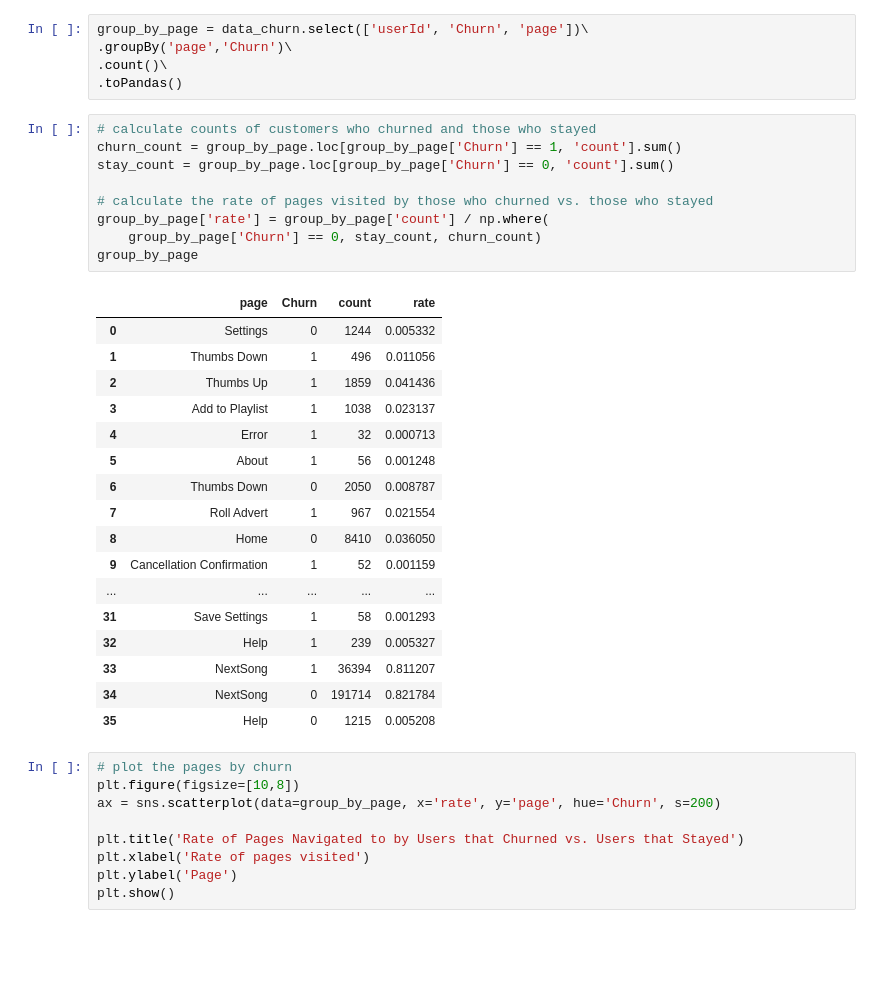
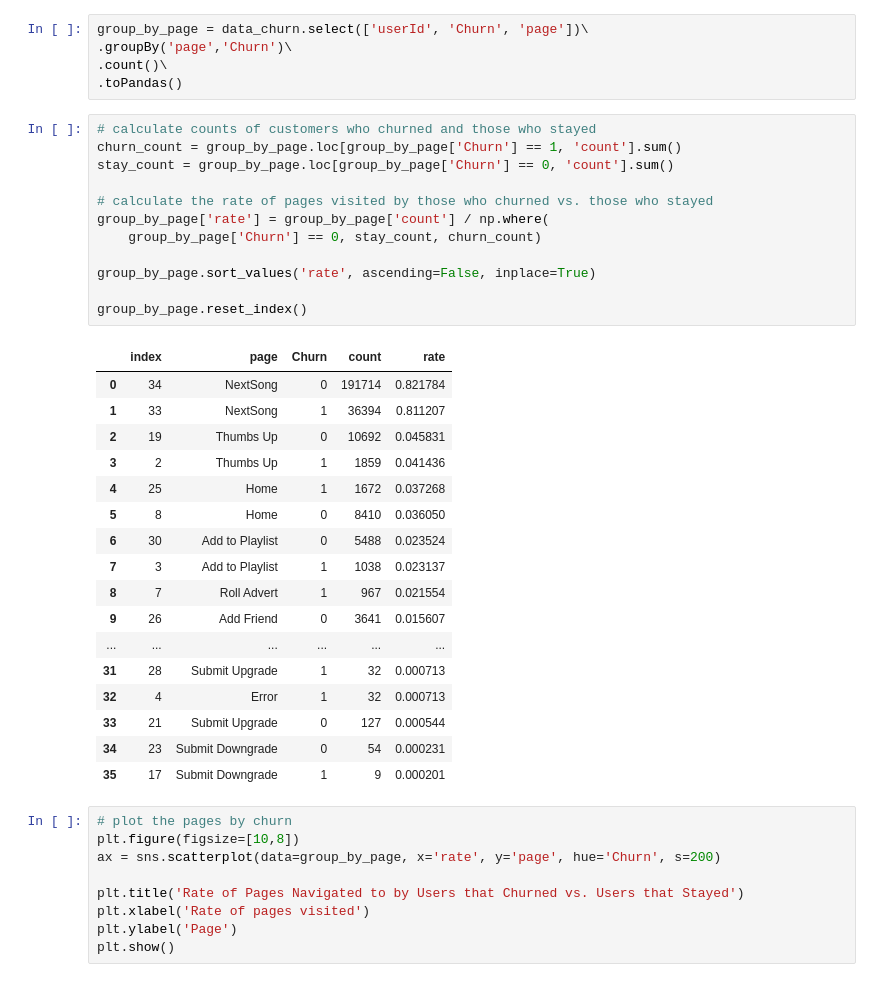
Before and after one commit to Mehranmzn/DataScience-Nanodegree, a Jupyter notebook: notebooks/Project 4/Sparkify.ipynb, the cells around one changed output. Saved outputs shown, nothing was run; the diff lists cells and outputs as text; blank space fills up the shorter version.

```diff
--- a/notebooks/Project 4/Sparkify.ipynb
+++ b/notebooks/Project 4/Sparkify.ipynb
@@ -338,30 +348,33 @@ group_by_page = data_churn.select(['userId', 'Churn', 'page'])\
 # %%
 # calculate counts of customers who churned and those who stayed
 churn_count = group_by_page.loc[group_by_page['Churn'] == 1, 'count'].sum()
 stay_count = group_by_page.loc[group_by_page['Churn'] == 0, 'count'].sum()
 
 # calculate the rate of pages visited by those who churned vs. those who stayed
 group_by_page['rate'] = group_by_page['count'] / np.where(
     group_by_page['Churn'] == 0, stay_count, churn_count)
-group_by_page
+
+group_by_page.sort_values('rate', ascending=False, inplace=True)
+
+group_by_page.reset_index()
 # %% [output]
-|  | page | Churn | count | rate |
-| 0 | Settings | 0 | 1244 | 0.005332 |
-| 1 | Thumbs Down | 1 | 496 | 0.011056 |
-| 2 | Thumbs Up | 1 | 1859 | 0.041436 |
-| 3 | Add to Playlist | 1 | 1038 | 0.023137 |
-| 4 | Error | 1 | 32 | 0.000713 |
-| 5 | About | 1 | 56 | 0.001248 |
-| 6 | Thumbs Down | 0 | 2050 | 0.008787 |
-| 7 | Roll Advert | 1 | 967 | 0.021554 |
-| 8 | Home | 0 | 8410 | 0.036050 |
-| 9 | Cancellation Confirmation | 1 | 52 | 0.001159 |
-| ... | ... | ... | ... | ... |
-| 31 | Save Settings | 1 | 58 | 0.001293 |
-| 32 | Help | 1 | 239 | 0.005327 |
-| 33 | NextSong | 1 | 36394 | 0.811207 |
-| 34 | NextSong | 0 | 191714 | 0.821784 |
-| 35 | Help | 0 | 1215 | 0.005208 |
+|  | index | page | Churn | count | rate |
+| 0 | 34 | NextSong | 0 | 191714 | 0.821784 |
+| 1 | 33 | NextSong | 1 | 36394 | 0.811207 |
+| 2 | 19 | Thumbs Up | 0 | 10692 | 0.045831 |
+| 3 | 2 | Thumbs Up | 1 | 1859 | 0.041436 |
+| 4 | 25 | Home | 1 | 1672 | 0.037268 |
+| 5 | 8 | Home | 0 | 8410 | 0.036050 |
+| 6 | 30 | Add to Playlist | 0 | 5488 | 0.023524 |
+| 7 | 3 | Add to Playlist | 1 | 1038 | 0.023137 |
+| 8 | 7 | Roll Advert | 1 | 967 | 0.021554 |
+| 9 | 26 | Add Friend | 0 | 3641 | 0.015607 |
+| ... | ... | ... | ... | ... | ... |
+| 31 | 28 | Submit Upgrade | 1 | 32 | 0.000713 |
+| 32 | 4 | Error | 1 | 32 | 0.000713 |
+| 33 | 21 | Submit Upgrade | 0 | 127 | 0.000544 |
+| 34 | 23 | Submit Downgrade | 0 | 54 | 0.000231 |
+| 35 | 17 | Submit Downgrade | 1 | 9 | 0.000201 |
 # %%
 # plot the pages by churn
 plt.figure(figsize=[10,8])
```
Also changed, not shown: parts of 22 cells of this notebook.
